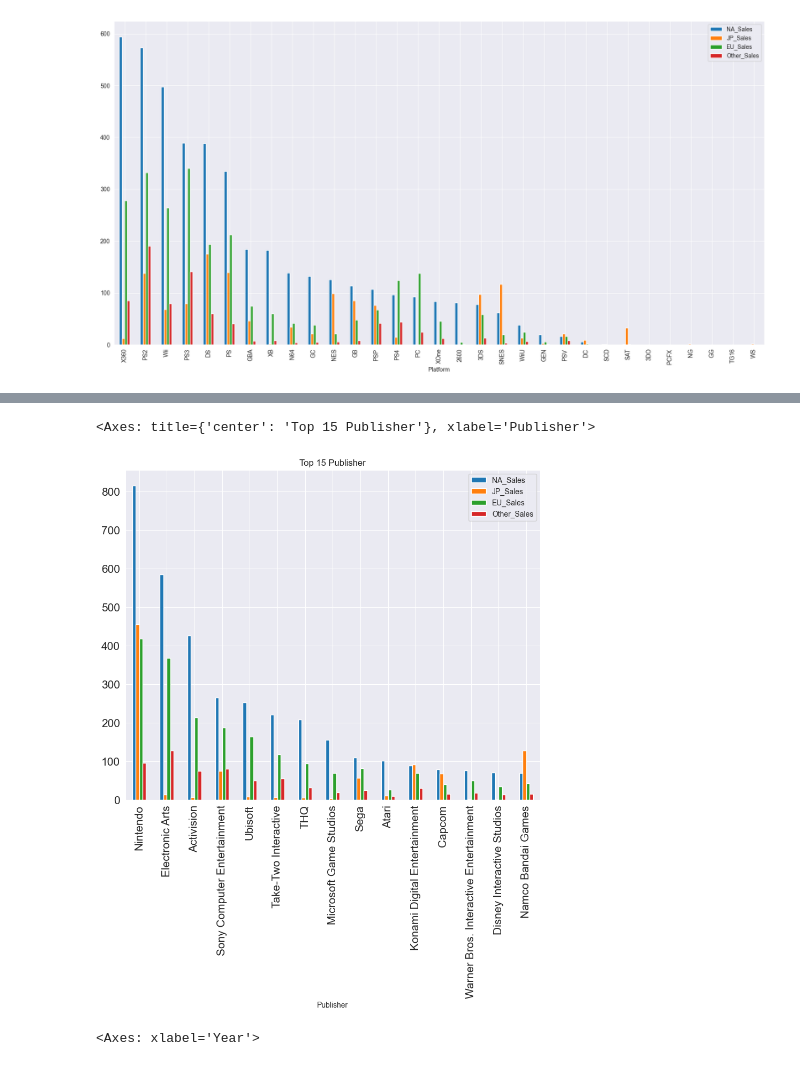
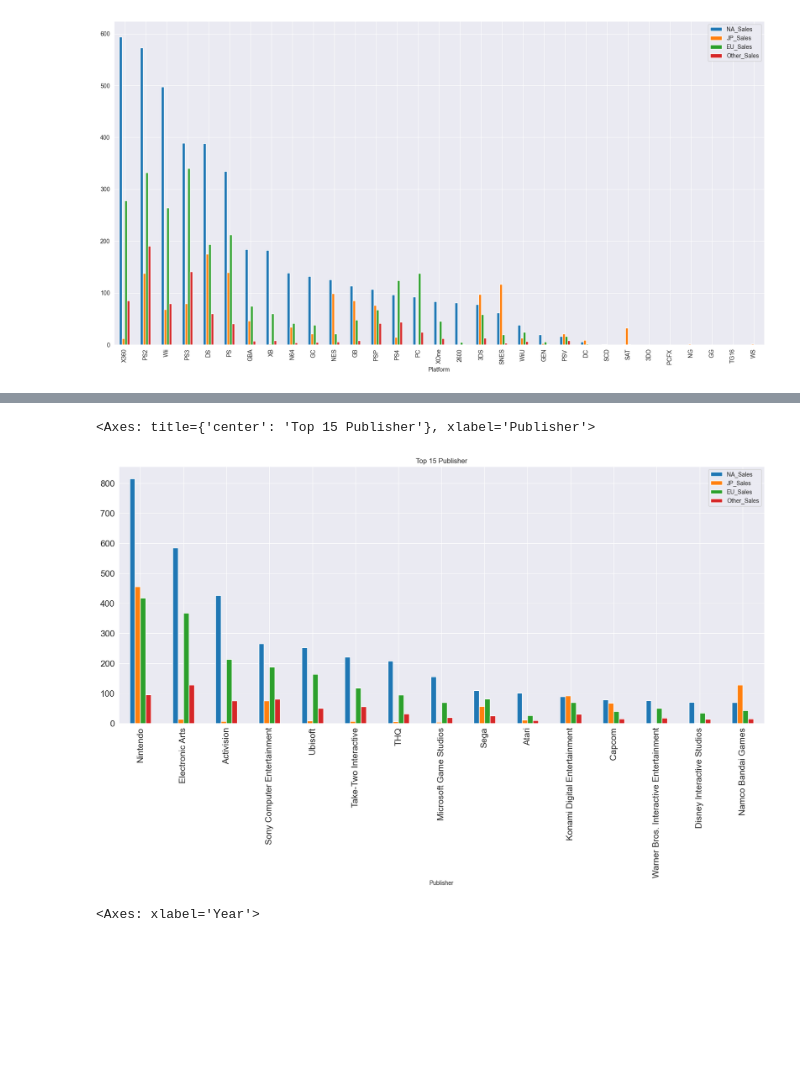
Before and after one commit to ThanyabunPh/wu-python-workshop, a Jupyter notebook: notebook_day2.ipynb, the cells around one changed output, grey strips where cells are left out. Cells and saved outputs as stored; diff of their text form; code cells hidden in the pictures; blank space fills up the shorter version.

```diff
--- a/notebook_day2.ipynb
+++ b/notebook_day2.ipynb
@@ -246,13 +244,13 @@ df_sales_groupby_genre.plot(kind='bar', figsize=(20,8), fontsize=10)
 # %%
 df_sales_groupby_publisher = df.groupby('Publisher')[['NA_Sales','JP_Sales','EU_Sales','Other_Sales']].sum()
 df_sales_groupby_publisher.sort_values(by='NA_Sales', ascending=False, inplace=True)
 # df_sales_groupby_publisher.sort_values(by='JP_Sales', ascending=False, inplace=True)
 # df_sales_groupby_publisher.sort_values(by='EU_Sales', ascending=False, inplace=True)
 # df_sales_groupby_publisher.sort_values(by='Other_Sales', ascending=False, inplace=True)
-df_sales_groupby_publisher.head(15).plot(kind='bar', figsize=(10,8), fontsize=15, title='Top 15 Publisher')
+df_sales_groupby_publisher.head(15).plot(kind='bar', figsize=(20,8), fontsize=15, title='Top 15 Publisher')
 # %% [output]
 <Axes: title={'center': 'Top 15 Publisher'}, xlabel='Publisher'>
-[figure, old version]
+[figure, new version]
 # %%
 df_sales_groupby_year = df.groupby('Year')[['NA_Sales','JP_Sales','EU_Sales','Other_Sales']].sum()
 df_sales_groupby_year.sort_values(by='Year', ascending=True, inplace=True)
```
Also changed, not shown: parts of 2 cells of this notebook.
